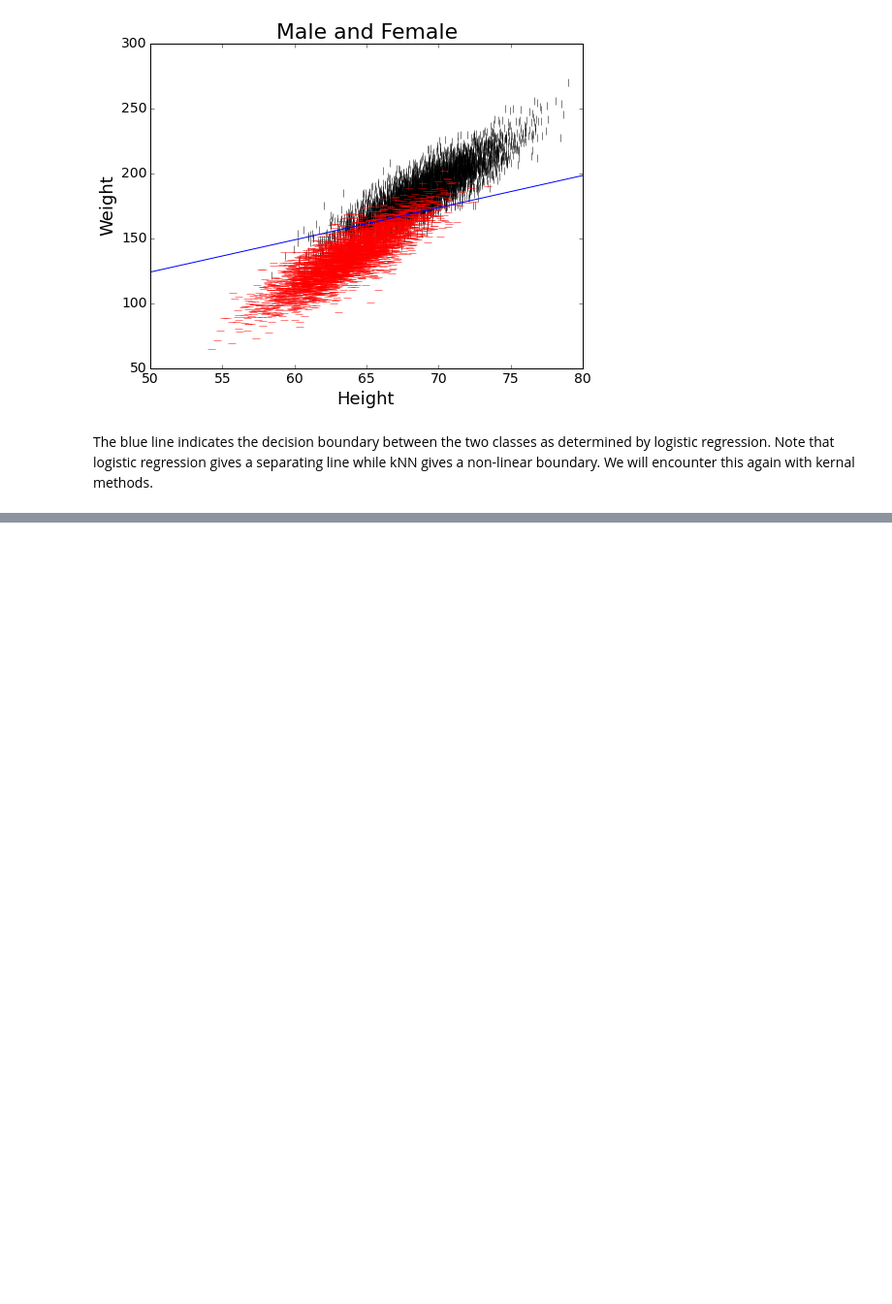
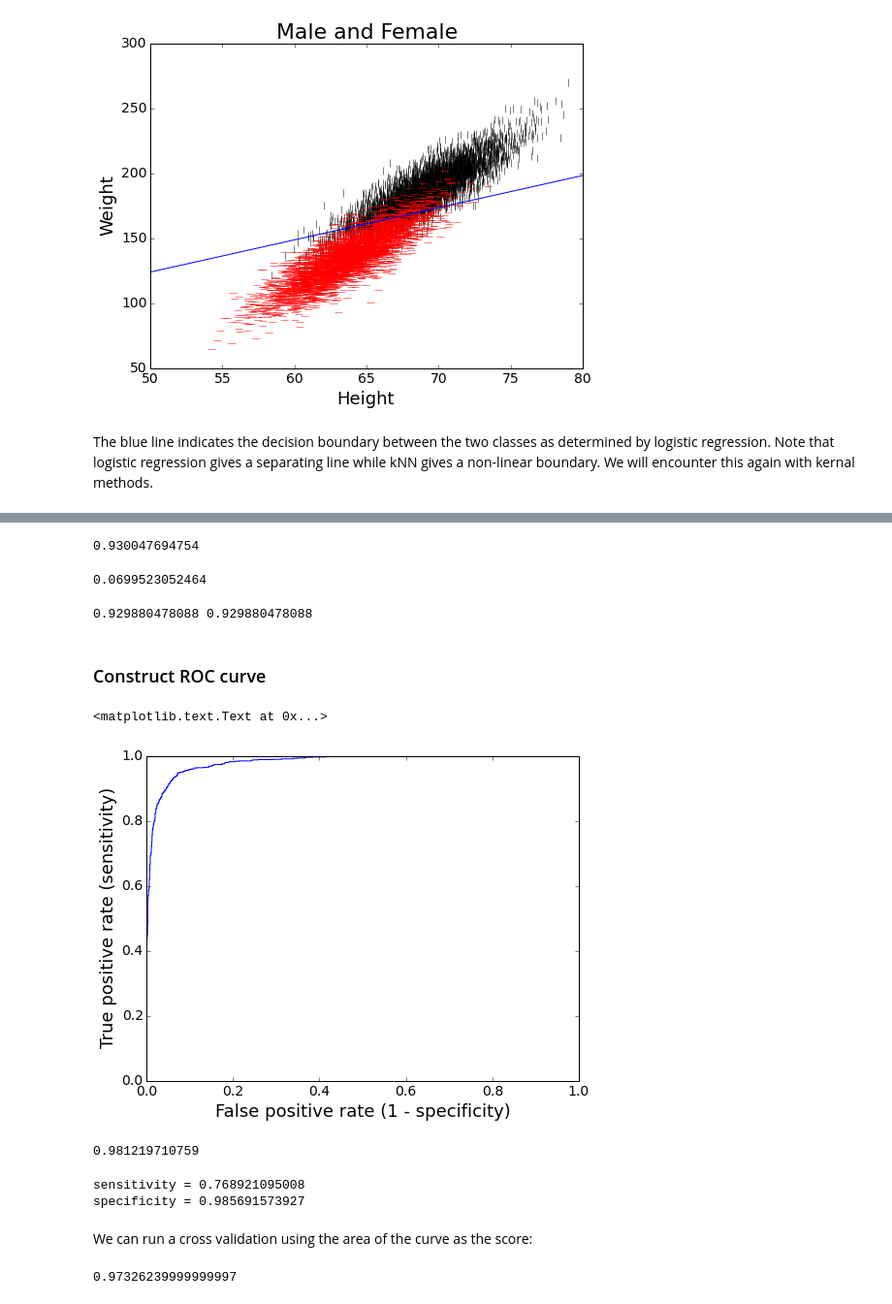
Before and after one commit to jhalverson/data_science, a Jupyter notebook: machine_learning/gender_classification_knn_gridsearch_logistic.ipynb, the cells around one changed output, grey strips where cells are left out. Shown at 97% size. Cells and saved outputs as stored; diff of their text form; code cells hidden in the pictures; blank space fills up the shorter version.

```diff
--- a/machine_learning/gender_classification_knn_gridsearch_logistic.ipynb
+++ b/machine_learning/gender_classification_knn_gridsearch_logistic.ipynb
@@ -163,0 +166,5 @@ The blue line indicates the decision boundary between the two classes as determi
+# %%
+from sklearn.cross_validation import train_test_split
+X_train, X_test, y_train, y_test = train_test_split(X, y)
+logreg.fit(X_train, y_train)
+y_pred_class = logreg.predict(X_test)
@@ -163,0 +222,48 @@ The blue line indicates the decision boundary between the two classes as determi
+# %%
+# when the actual value is positive, how often is the prediction correct
+specificity = tn / float(tn + fp)
+print specificity
+# %% [output]
+0.930047694754
+# %%
+# (false positive rate) when the actual value is negative, how often is the prediction incorrect
+false_positive_rate = fp / float(fp + tn)
+print false_positive_rate
+# %% [output]
+0.0699523052464
+# %%
+# accuracy of positive predictions
+precision = tp / float(tp + fp)
+print precision, metrics.precision_score(y_test, y_pred_class)
+# %% [output]
+0.929880478088 0.929880478088
+# %% [markdown]
+### Construct ROC curve
+# %%
+# store the predicted probabilities for class 1
+y_pred_prob = logreg.predict_proba(X_test)[:,1]
+# %%
+fpr, tpr, thresholds = metrics.roc_curve(y_test, y_pred_prob)
+plt.plot(fpr, tpr)
+plt.xlabel('False positive rate (1 - specificity)')
+plt.ylabel('True positive rate (sensitivity)')
+# %% [output]
+<matplotlib.text.Text at 0x...>
+[figure, added]
+# %%
+print metrics.roc_auc_score(y_test, y_pred_prob)
+# %% [output]
+0.981219710759
+# %%
+threshold = 0.85
+print 'sensitivity =', tpr[thresholds > threshold][-1]
+print 'specificity =', 1.0 - fpr[thresholds > threshold][-1]
+# %% [output]
+sensitivity = 0.768921095008
+specificity = 0.985691573927
+# %% [markdown]
+We can run a cross validation using the area of the curve as the score:
+# %%
+cross_val_score(logreg, X, y, cv=10, scoring='roc_auc').mean()
+# %% [output]
+0.97326239999999997
```
Also changed, not shown: parts of 12 cells of this notebook.
